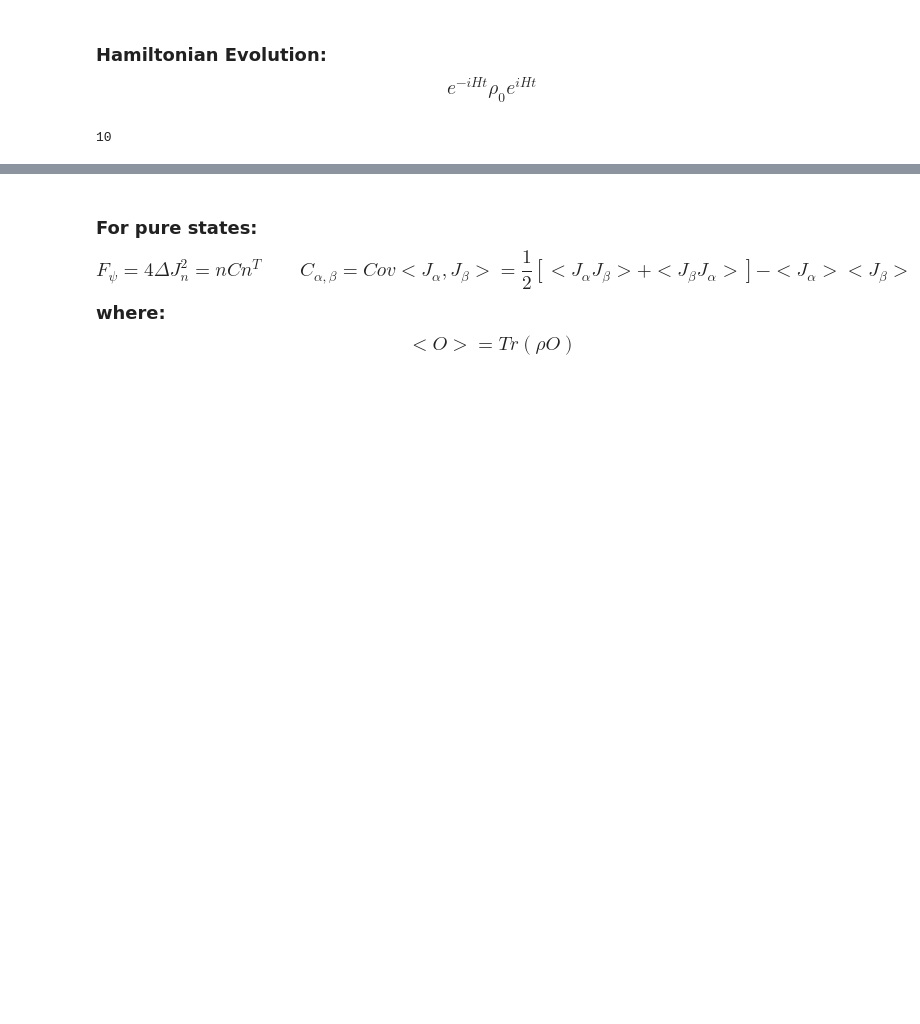
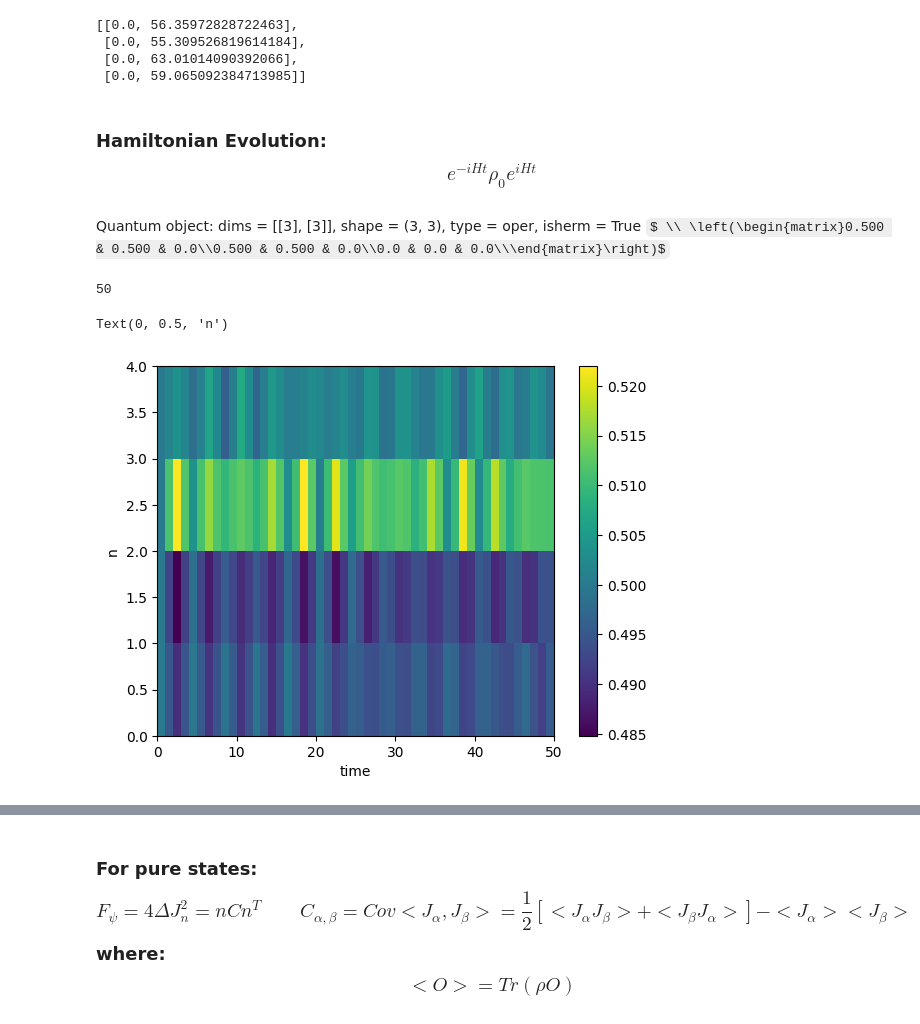
Before and after one commit to NiRVANA1331/Spin-Squeezing-in-Tmons, a Jupyter notebook: main.ipynb, the cells around one changed output, grey strips where cells are left out. Drawn from its saved outputs; the diff is of its cells as text; code cells hidden in the pictures; some formulas as TeX source; blank space fills up the shorter version.

```diff
--- a/main.ipynb
+++ b/main.ipynb
@@ -9,7 +9,7 @@ from modules.su_algebra import *
 # %%
 from IPython.display import Latex
 # %%
-Ntrunc = 2 #global operator for truncation level or total number of dimensions
+Ntrunc = 3 #global operator for truncation level or total number of dimensions
 # %%
 #entire process involves 3 steps
 ## 1) Evolution by H
@@ -24,16 +24,47 @@ sys1 = tmon_system(N, Nlevel, Ec, Ej, g_arr, omega)
+# %%
+sys1.freq_list()
+# %% [output]
+[[0.0, 56.35972828722463],
+ [0.0, 55.309526819614184],
+ [0.0, 63.01014090392066],
+ [0.0, 59.065092384713985]]
 # %% [markdown]
 ### Hamiltonian Evolution: $$e^{-iHt} \rho_0 e^{iHt}$$
+# %%
+psi_2 = (basis(3,0) + basis(3,1))
+psi_2 = psi_2/psi_2.norm()
+psi_2 = psi_2 * psi_2.dag()
+psi_2
+# %% [output]
+Quantum object: dims = [[3], [3]], shape = (3, 3), type = oper, isherm = True $ \\ \left(\begin{matrix}0.500 & 0.500 & 0.0\\0.500 & 0.500 & 0.0\\0.0 & 0.0 & 0.0\\\end{matrix}\right)$
 # %%
 #(1)
 #Evolution of a particular \rho with H' and \t
 #simply solve the U\rhoU' for different thetas
 H = sys1.H_I()
-psi0 = sys1.tensor_projection_op(0,1,1, dim = None)
+psi0 = tensor([psi_2,psi_2,psi_2,psi_2]) #sys1.tensor_projection_op(0,1,1, dim = None)
 psi0 = psi0 / psi0.norm() #normalize vector
-times = np.linspace(0,1,10) #time scale is ~ 1/freq of self energy
+times = np.linspace(0,5,50) #time scale is ~ 1/freq of self energy
 options = Options()
 options.store_final_state = True
 result = mesolve(H, psi0, times, [], options = options)
 print(len(result.states))
 # %% [output]
-10
+50
+# %%
+pop_arr = []
+
+for i in range(N):
+    temp = []
+    for state in result.states:
+        temp.append(expect(state.ptrace(i), create(Nlevel)*destroy(Nlevel)))
+    pop_arr.append(temp)
+    #print(sum(temp))
+
+plt.pcolormesh(pop_arr)
+plt.colorbar()
+plt.xlabel("time")
+plt.ylabel("n")
+# %% [output]
+Text(0, 0.5, 'n')
+[figure, added]
```
Also changed, not shown: parts of 7 cells of this notebook.
